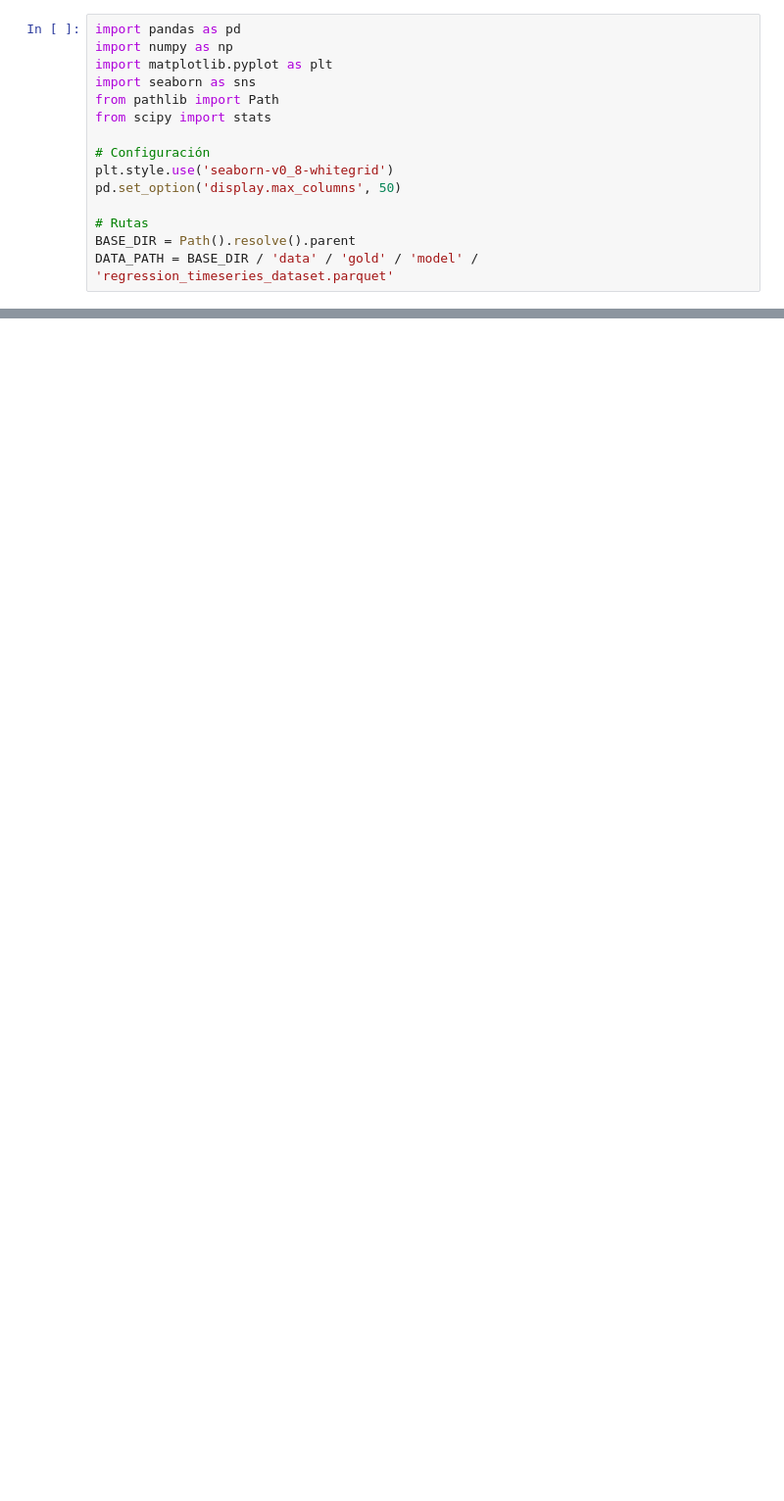
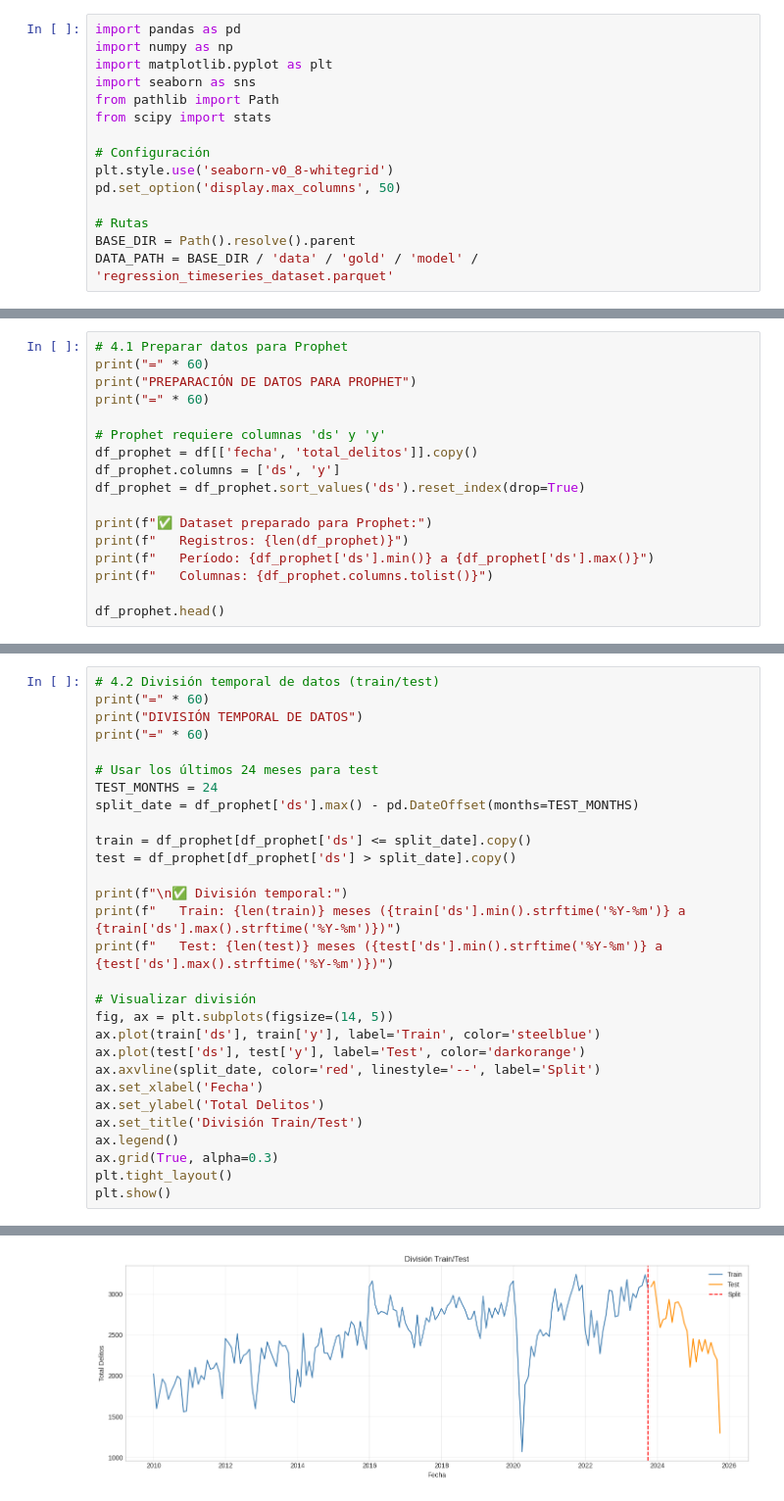
Before and after one commit to aluribes/Datos-al-Ecosistema, a Jupyter notebook: notebooks/05_eda_regression_timeseries.ipynb, the cells around one changed output, grey strips where cells are left out. Shown at 98% size. Drawn from its saved outputs; the diff is of its cells as text; blank space fills up the shorter version.

```diff
--- a/notebooks/05_eda_regression_timeseries.ipynb
+++ b/notebooks/05_eda_regression_timeseries.ipynb
@@ -424,0 +319,17 @@ Dataset contiene:
+# %%
+# 4.1 Preparar datos para Prophet
+print("=" * 60)
+print("PREPARACIÓN DE DATOS PARA PROPHET")
+print("=" * 60)
+
+# Prophet requiere columnas 'ds' y 'y'
+df_prophet = df[['fecha', 'total_delitos']].copy()
+df_prophet.columns = ['ds', 'y']
+df_prophet = df_prophet.sort_values('ds').reset_index(drop=True)
+
+print(f"✅ Dataset preparado para Prophet:")
+print(f"   Registros: {len(df_prophet)}")
+print(f"   Período: {df_prophet['ds'].min()} a {df_prophet['ds'].max()}")
+print(f"   Columnas: {df_prophet.columns.tolist()}")
+
+df_prophet.head()
@@ -424,0 +350,30 @@ Dataset contiene:
+# %%
+# 4.2 División temporal de datos (train/test)
+print("=" * 60)
+print("DIVISIÓN TEMPORAL DE DATOS")
+print("=" * 60)
+
+# Usar los últimos 24 meses para test
+TEST_MONTHS = 24
+split_date = df_prophet['ds'].max() - pd.DateOffset(months=TEST_MONTHS)
+
+train = df_prophet[df_prophet['ds'] <= split_date].copy()
+test = df_prophet[df_prophet['ds'] > split_date].copy()
+
+print(f"\n✅ División temporal:")
+print(f"   Train: {len(train)} meses ({train['ds'].min().strftime('%Y-%m')} a {train['ds'].max().strftime('%Y-%m')})")
+print(f"   Test: {len(test)} meses ({test['ds'].min().strftime('%Y-%m')} a {test['ds'].max().strftime('%Y-%m')})")
+
+# Visualizar división
+fig, ax = plt.subplots(figsize=(14, 5))
+ax.plot(train['ds'], train['y'], label='Train', color='steelblue')
+ax.plot(test['ds'], test['y'], label='Test', color='darkorange')
+ax.axvline(split_date, color='red', linestyle='--', label='Split')
+ax.set_xlabel('Fecha')
+ax.set_ylabel('Total Delitos')
+ax.set_title('División Train/Test')
+ax.legend()
+ax.grid(True, alpha=0.3)
+plt.tight_layout()
+plt.show()
+# %% [output]
@@ -424,0 +387 @@ Dataset contiene:
+[figure, added]
```
Also changed, not shown: parts of 44 cells of this notebook, 9 other files.
